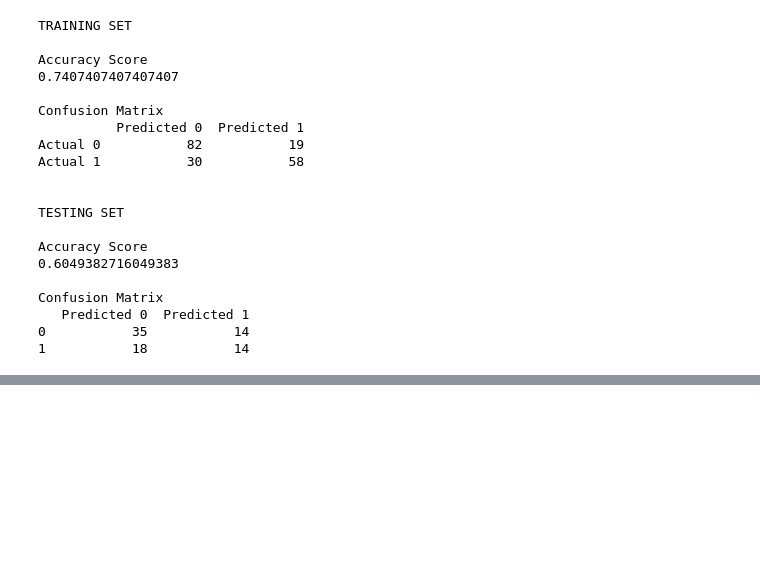
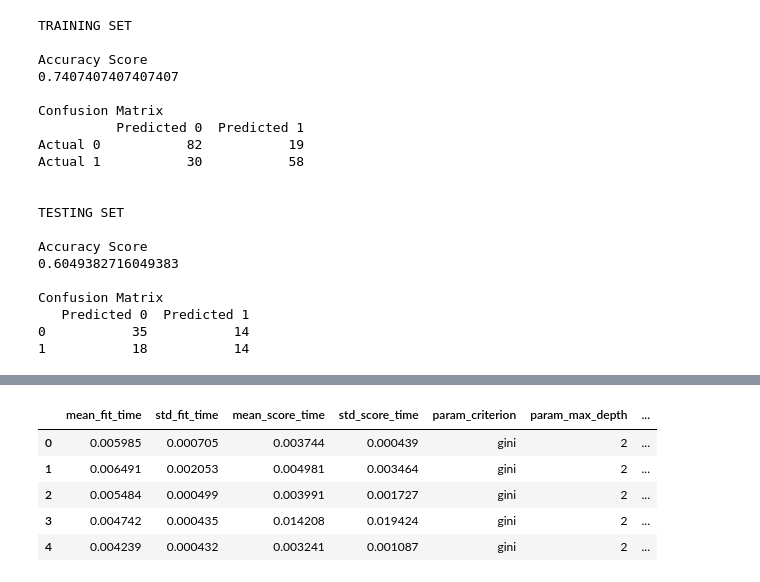
Before and after one commit to CodeInDna/Data-Science-Exercises, a Jupyter notebook: Supervised_Learning/03_Decision_Tree/03_Disease_Detection_with_Visualization.ipynb, the cells around one changed output, grey strips where cells are left out. Saved outputs shown, nothing was run; the diff lists cells and outputs as text; code cells hidden in the pictures; blank space fills up the shorter version.

```diff
--- a/Supervised_Learning/03_Decision_Tree/03_Disease_Detection_with_Visualization.ipynb
+++ b/Supervised_Learning/03_Decision_Tree/03_Disease_Detection_with_Visualization.ipynb
@@ -308,0 +311,2 @@ Confusion Matrix
+# %%
+dt = DecisionTreeClassifier(random_state=42)
@@ -308,0 +335,10 @@ Confusion Matrix
+# %%
+score_df = pd.DataFrame(grid_search.cv_results_)
+score_df.head()
+# %% [output]
+|  | mean_fit_time | std_fit_time | mean_score_time | std_score_time | param_criterion | param_max_depth | ... |
+| 0 | 0.005985 | 0.000705 | 0.003744 | 0.000439 | gini | 2 | ... |
+| 1 | 0.006491 | 0.002053 | 0.004981 | 0.003464 | gini | 2 | ... |
+| 2 | 0.005484 | 0.000499 | 0.003991 | 0.001727 | gini | 2 | ... |
+| 3 | 0.004742 | 0.000435 | 0.014208 | 0.019424 | gini | 2 | ... |
+| 4 | 0.004239 | 0.000432 | 0.003241 | 0.001087 | gini | 2 | ... |
```
Also changed, not shown: parts of 45 cells of this notebook.
